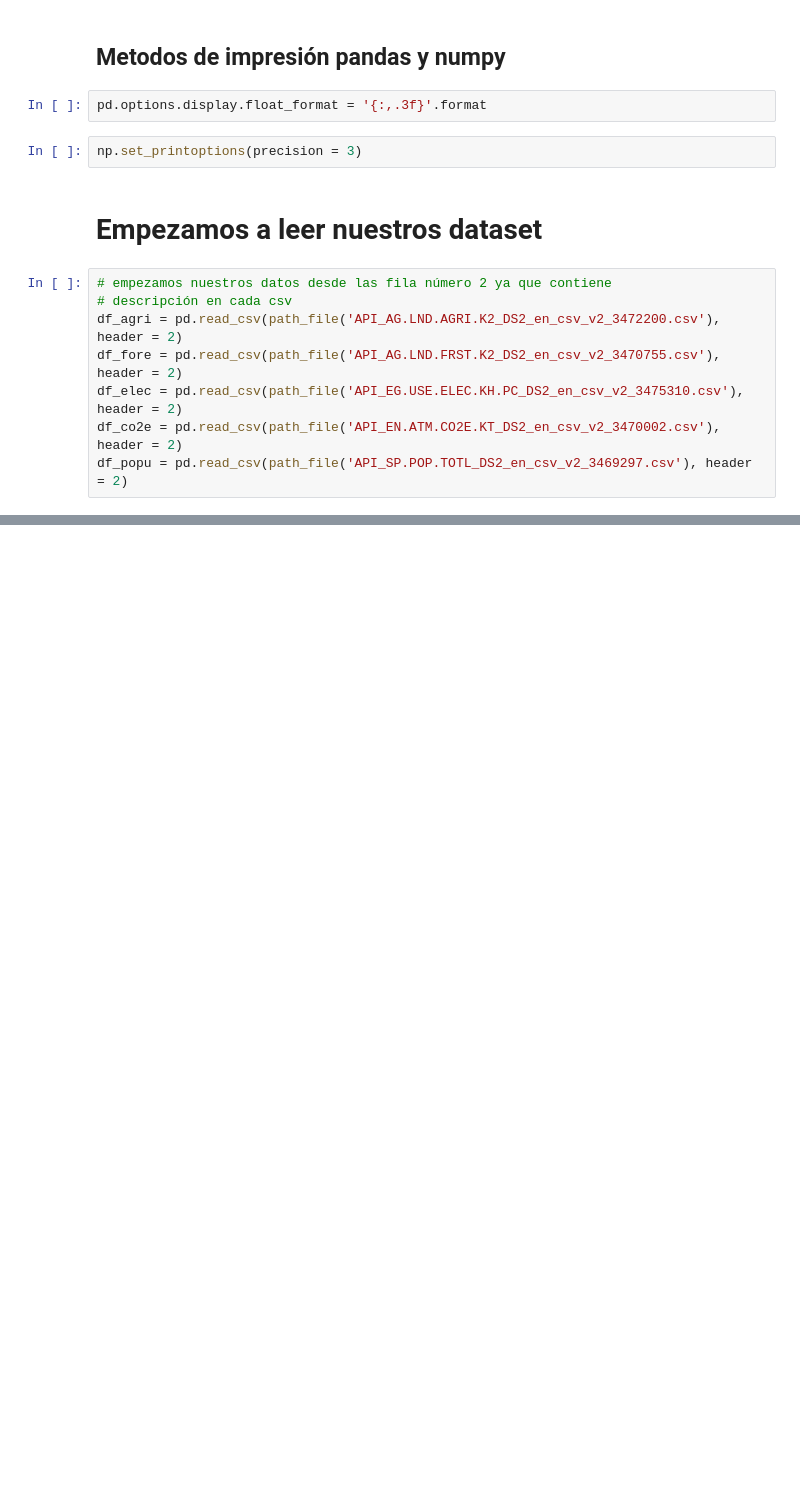
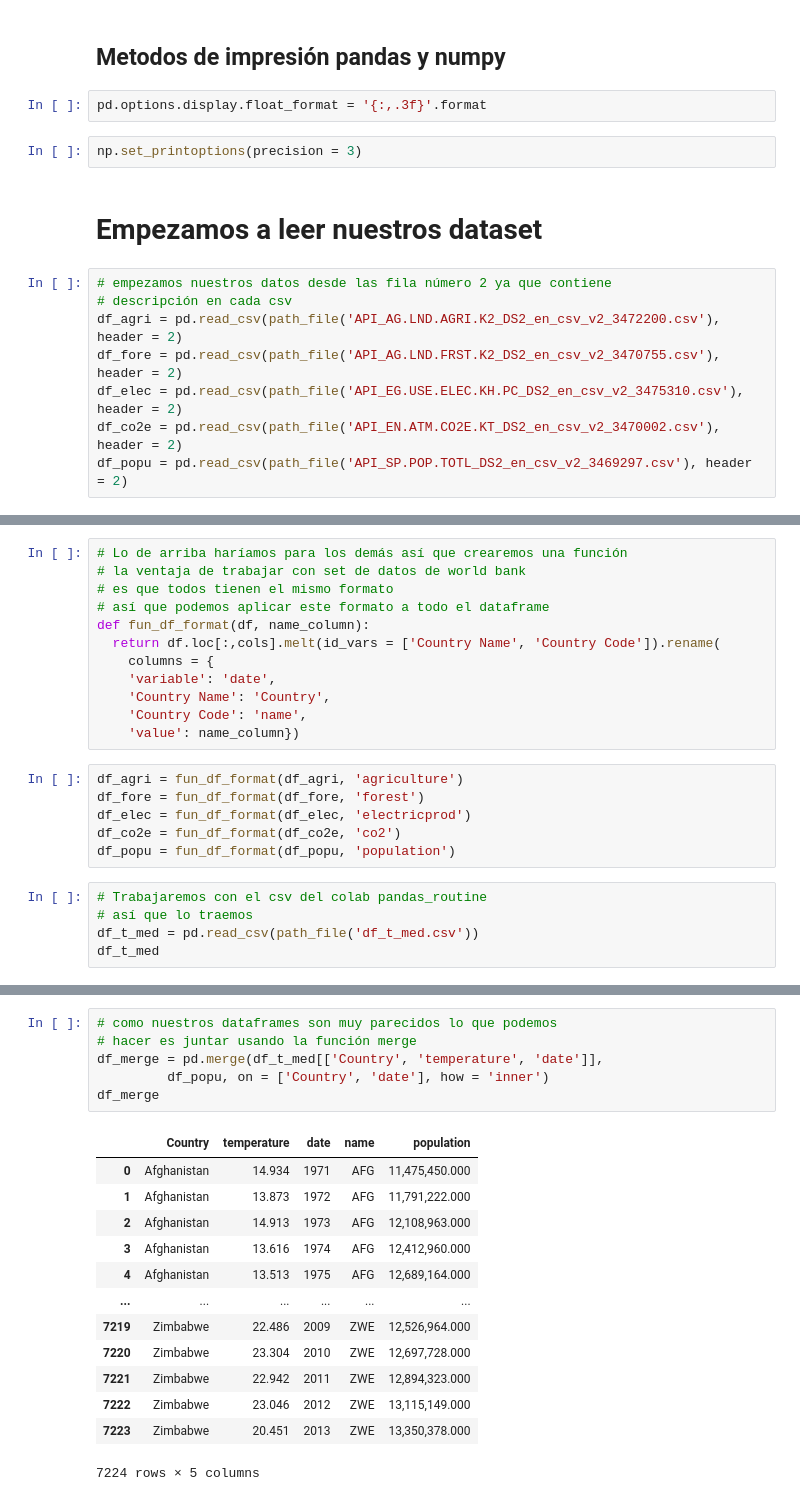
Before and after one commit to FernandoCallasaca/data_science_projects, a Jupyter notebook: pandas_routine_2.ipynb, the cells around one changed output, grey strips where cells are left out. Saved outputs shown, nothing was run; the diff lists cells and outputs as text; blank space fills up the shorter version.

```diff
--- a/pandas_routine_2.ipynb
+++ b/pandas_routine_2.ipynb
@@ -66,0 +152,23 @@ df_popu = pd.read_csv(path_file('API_SP.POP.TOTL_DS2_en_csv_v2_3469297.csv'), he
+# %%
+# Lo de arriba haríamos para los demás así que crearemos una función
+# la ventaja de trabajar con set de datos de world bank
+# es que todos tienen el mismo formato
+# así que podemos aplicar este formato a todo el dataframe
+def fun_df_format(df, name_column):
+  return df.loc[:,cols].melt(id_vars = ['Country Name', 'Country Code']).rename(
+    columns = {
+    'variable': 'date',
+    'Country Name': 'Country',
+    'Country Code': 'name',
+    'value': name_column})
+# %%
+df_agri = fun_df_format(df_agri, 'agriculture')
+df_fore = fun_df_format(df_fore, 'forest')
+df_elec = fun_df_format(df_elec, 'electricprod')
+df_co2e = fun_df_format(df_co2e, 'co2')
+df_popu = fun_df_format(df_popu, 'population')
+# %%
+# Trabajaremos con el csv del colab pandas_routine
+# así que lo traemos
+df_t_med = pd.read_csv(path_file('df_t_med.csv'))
+df_t_med
@@ -66,0 +212,20 @@ df_popu = pd.read_csv(path_file('API_SP.POP.TOTL_DS2_en_csv_v2_3469297.csv'), he
+# %%
+# como nuestros dataframes son muy parecidos lo que podemos
+# hacer es juntar usando la función merge
+df_merge = pd.merge(df_t_med[['Country', 'temperature', 'date']],
+         df_popu, on = ['Country', 'date'], how = 'inner')
+df_merge
+# %% [output]
+|  | Country | temperature | date | name | population |
+| 0 | Afghanistan | 14.934 | 1971 | AFG | 11,475,450.000 |
+| 1 | Afghanistan | 13.873 | 1972 | AFG | 11,791,222.000 |
+| 2 | Afghanistan | 14.913 | 1973 | AFG | 12,108,963.000 |
+| 3 | Afghanistan | 13.616 | 1974 | AFG | 12,412,960.000 |
+| 4 | Afghanistan | 13.513 | 1975 | AFG | 12,689,164.000 |
+| ... | ... | ... | ... | ... | ... |
+| 7219 | Zimbabwe | 22.486 | 2009 | ZWE | 12,526,964.000 |
+| 7220 | Zimbabwe | 23.304 | 2010 | ZWE | 12,697,728.000 |
+| 7221 | Zimbabwe | 22.942 | 2011 | ZWE | 12,894,323.000 |
+| 7222 | Zimbabwe | 23.046 | 2012 | ZWE | 13,115,149.000 |
+| 7223 | Zimbabwe | 20.451 | 2013 | ZWE | 13,350,378.000 |
+7224 rows × 5 columns
```
Also changed, not shown: parts of 11 cells of this notebook.
